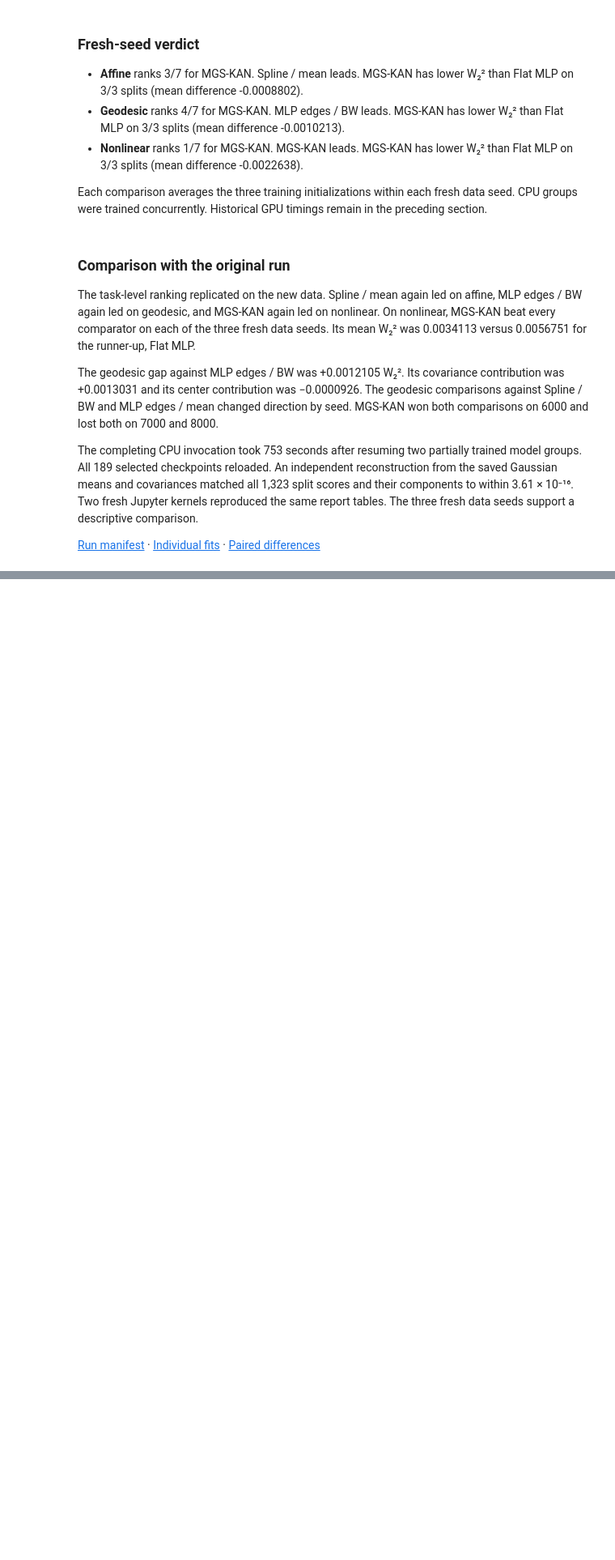
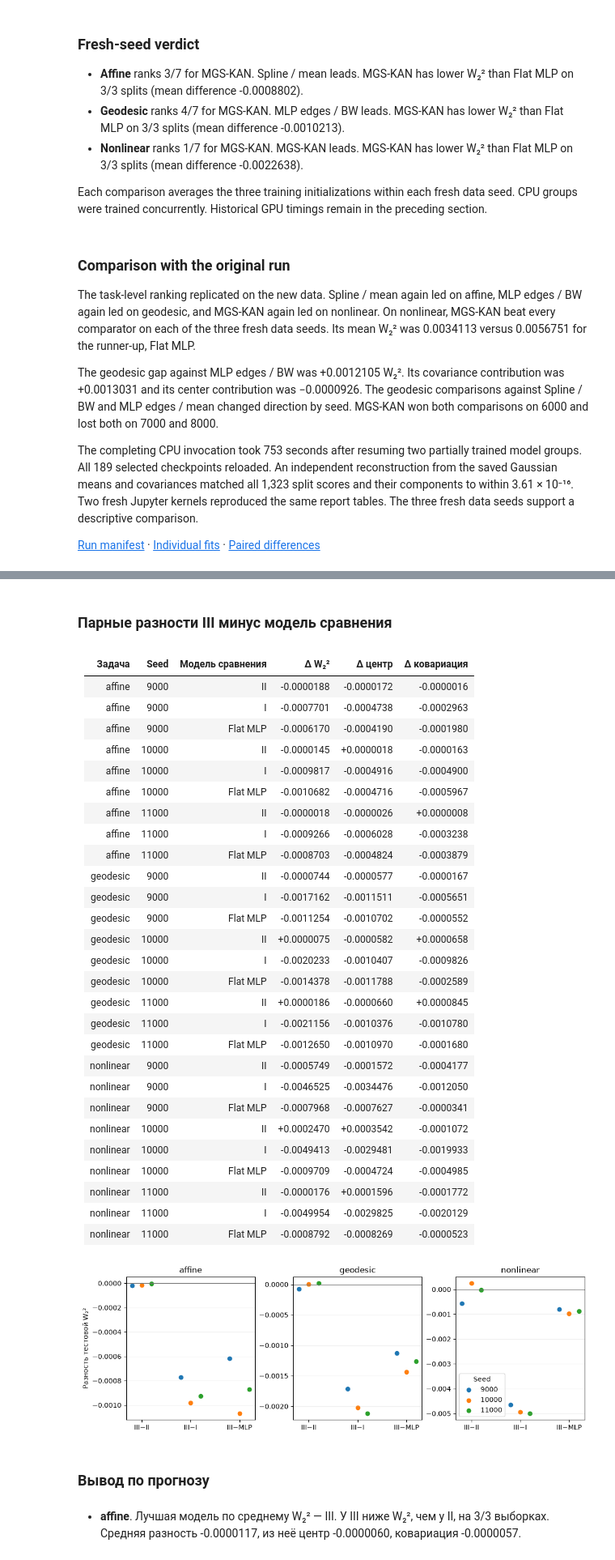
Before and after one commit to daniildiveev/kan-on-gaussians, a Jupyter notebook: study.ipynb, the cells around one changed output, grey strips where cells are left out. Shown at 81% size. Cells and saved outputs as stored; diff of their text form; code cells hidden in the pictures; blank space fills up the shorter version.

```diff
--- a/study.ipynb
+++ b/study.ipynb
@@ -1895,0 +2044,6 @@ The completing CPU invocation took 753 seconds after resuming two partially trai
+# %%
+from experiments import geometry_order as geometry_order_study
+
+geometry_order_output, geometry_order_protocol = geometry_order_study.freeze_protocol()
+print(geometry_order_output)
+print(geometry_order_protocol["runtime"])
@@ -1895,0 +2053,3 @@ The completing CPU invocation took 753 seconds after resuming two partially trai
+# %%
+geometry_order_checks = geometry_order_study.run_checks(geometry_order_output, geometry_order_protocol)
+display(geometry_order_checks)
@@ -1895,0 +2071,3 @@ The completing CPU invocation took 753 seconds after resuming two partially trai
+# %%
+geometry_order_choice = geometry_order_study.tune(geometry_order_output, geometry_order_protocol)
+display(geometry_order_choice["selected"])
@@ -1895,0 +2085,5 @@ The completing CPU invocation took 753 seconds after resuming two partially trai
+# %%
+geometry_order_fits = geometry_order_study.run_final(
+    geometry_order_output, geometry_order_protocol, geometry_order_choice
+)
+assert len({row["key"] for row in geometry_order_fits}) == 108
@@ -1895,0 +2101,3 @@ The completing CPU invocation took 753 seconds after resuming two partially trai
+# %%
+geometry_order_study.report(geometry_order_fits, geometry_order_choice)
+# %% [output]
@@ -1895,0 +2126,33 @@ The completing CPU invocation took 753 seconds after resuming two partially trai
+### Парные разности III минус модель сравнения
+| Задача | Seed | Модель сравнения | Δ W₂² | Δ центр | Δ ковариация |
+| --- | --- | --- | --- | --- | --- |
+| affine | 9000 | II | -0.0000188 | -0.0000172 | -0.0000016 |
+| affine | 9000 | I | -0.0007701 | -0.0004738 | -0.0002963 |
+| affine | 9000 | Flat MLP | -0.0006170 | -0.0004190 | -0.0001980 |
+| affine | 10000 | II | -0.0000145 | +0.0000018 | -0.0000163 |
+| affine | 10000 | I | -0.0009817 | -0.0004916 | -0.0004900 |
+| affine | 10000 | Flat MLP | -0.0010682 | -0.0004716 | -0.0005967 |
+| affine | 11000 | II | -0.0000018 | -0.0000026 | +0.0000008 |
+| affine | 11000 | I | -0.0009266 | -0.0006028 | -0.0003238 |
+| affine | 11000 | Flat MLP | -0.0008703 | -0.0004824 | -0.0003879 |
+| geodesic | 9000 | II | -0.0000744 | -0.0000577 | -0.0000167 |
+| geodesic | 9000 | I | -0.0017162 | -0.0011511 | -0.0005651 |
+| geodesic | 9000 | Flat MLP | -0.0011254 | -0.0010702 | -0.0000552 |
+| geodesic | 10000 | II | +0.0000075 | -0.0000582 | +0.0000658 |
+| geodesic | 10000 | I | -0.0020233 | -0.0010407 | -0.0009826 |
+| geodesic | 10000 | Flat MLP | -0.0014378 | -0.0011788 | -0.0002589 |
+| geodesic | 11000 | II | +0.0000186 | -0.0000660 | +0.0000845 |
+| geodesic | 11000 | I | -0.0021156 | -0.0010376 | -0.0010780 |
+| geodesic | 11000 | Flat MLP | -0.0012650 | -0.0010970 | -0.0001680 |
+| nonlinear | 9000 | II | -0.0005749 | -0.0001572 | -0.0004177 |
+| nonlinear | 9000 | I | -0.0046525 | -0.0034476 | -0.0012050 |
+| nonlinear | 9000 | Flat MLP | -0.0007968 | -0.0007627 | -0.0000341 |
+| nonlinear | 10000 | II | +0.0002470 | +0.0003542 | -0.0001072 |
+| nonlinear | 10000 | I | -0.0049413 | -0.0029481 | -0.0019933 |
+| nonlinear | 10000 | Flat MLP | -0.0009709 | -0.0004724 | -0.0004985 |
+| nonlinear | 11000 | II | -0.0000176 | +0.0001596 | -0.0001772 |
+| nonlinear | 11000 | I | -0.0049954 | -0.0029825 | -0.0020129 |
+| nonlinear | 11000 | Flat MLP | -0.0008792 | -0.0008269 | -0.0000523 |
+[figure, added]
+### Вывод по прогнозу
+- **affine**. Лучшая модель по среднему W₂² — III. У III ниже W₂², чем у II, на 3/3 выборках. Средняя разность -0.0000117, из неё центр -0.0000060, ковариация -0.0000057.
```
Also changed, not shown: parts of 26 cells of this notebook, 11 other files.
